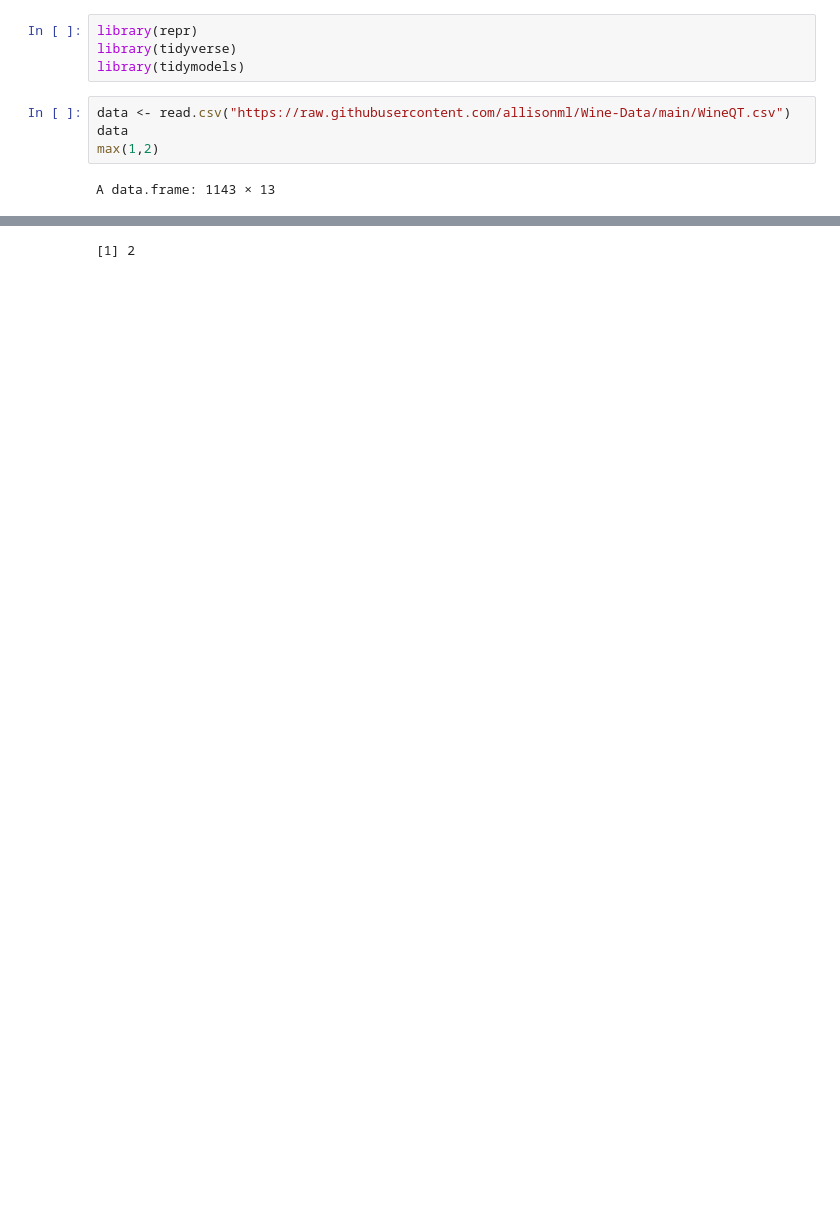
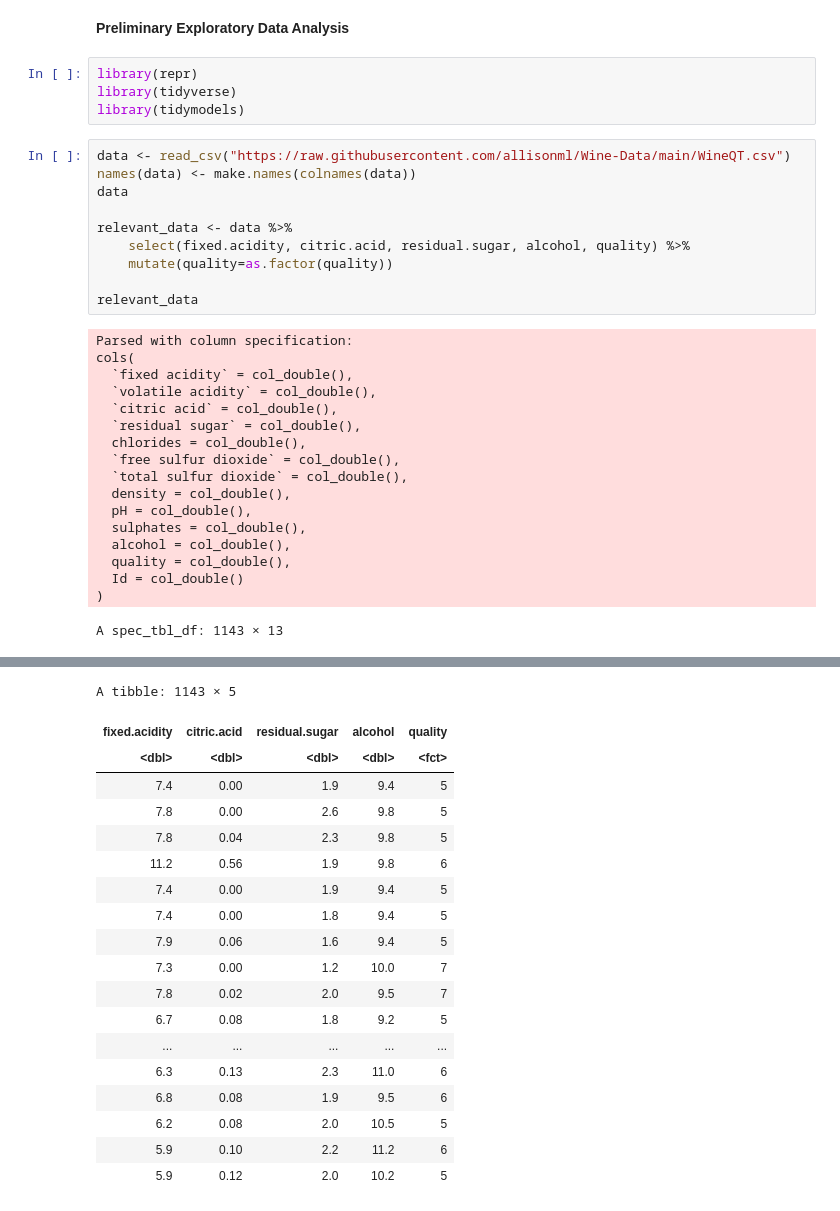
Before and after one commit to allisonml/DSCI-Proposal, a Jupyter notebook: Untitled.ipynb, the cells around one changed output, grey strips where cells are left out. Cells and saved outputs as stored; diff of their text form; blank space fills up the shorter version.

```diff
--- a/Untitled.ipynb
+++ b/Untitled.ipynb
@@ -1,29 +1,71 @@
+# %% [markdown]
+**Preliminary Exploratory Data Analysis**
 # %%
 library(repr)
 library(tidyverse)
 library(tidymodels)
 # %%
-data <- read.csv("https://raw.githubusercontent.com/allisonml/Wine-Data/main/WineQT.csv")
+data <- read_csv("https://raw.githubusercontent.com/allisonml/Wine-Data/main/WineQT.csv")
+names(data) <- make.names(colnames(data))
 data
-max(1,2)
+
+relevant_data <- data %>%
+    select(fixed.acidity, citric.acid, residual.sugar, alcohol, quality) %>%
+    mutate(quality=as.factor(quality))
+
+relevant_data
 # %% [output]
-A data.frame: 1143 × 13
+Parsed with column specification:
+cols(
+  `fixed acidity` = col_double(),
+  `volatile acidity` = col_double(),
+  `citric acid` = col_double(),
+  `residual sugar` = col_double(),
+  chlorides = col_double(),
+  `free sulfur dioxide` = col_double(),
+  `total sulfur dioxide` = col_double(),
+  density = col_double(),
+  pH = col_double(),
+  sulphates = col_double(),
+  alcohol = col_double(),
+  quality = col_double(),
+  Id = col_double()
+)
+A spec_tbl_df: 1143 × 13
 | fixed.acidity | volatile.acidity | citric.acid | residual.sugar | chlorides | free.sulfur.dioxide | ... |
 | <dbl> | <dbl> | <dbl> | <dbl> | <dbl> | <dbl> | ... |
 | 7.4 | 0.700 | 0.00 | 1.9 | 0.076 | 11 | ... |
 | 7.8 | 0.880 | 0.00 | 2.6 | 0.098 | 25 | ... |
 | 7.8 | 0.760 | 0.04 | 2.3 | 0.092 | 15 | ... |
 | 11.2 | 0.280 | 0.56 | 1.9 | 0.075 | 17 | ... |
 | 7.4 | 0.700 | 0.00 | 1.9 | 0.076 | 11 | ... |
 | 7.4 | 0.660 | 0.00 | 1.8 | 0.075 | 13 | ... |
 | 7.9 | 0.600 | 0.06 | 1.6 | 0.069 | 15 | ... |
 | 7.3 | 0.650 | 0.00 | 1.2 | 0.065 | 15 | ... |
 | 7.8 | 0.580 | 0.02 | 2.0 | 0.073 | 9 | ... |
 | 6.7 | 0.580 | 0.08 | 1.8 | 0.097 | 15 | ... |
 | ... | ... | ... | ... | ... | ... | ... |
 | 6.3 | 0.510 | 0.13 | 2.3 | 0.076 | 29 | ... |
 | 6.8 | 0.620 | 0.08 | 1.9 | 0.068 | 28 | ... |
 | 6.2 | 0.600 | 0.08 | 2.0 | 0.090 | 32 | ... |
 | 5.9 | 0.550 | 0.10 | 2.2 | 0.062 | 39 | ... |
 | 5.9 | 0.645 | 0.12 | 2.0 | 0.075 | 32 | ... |
-[1] 2
+A tibble: 1143 × 5
+| fixed.acidity | citric.acid | residual.sugar | alcohol | quality |
+| <dbl> | <dbl> | <dbl> | <dbl> | <fct> |
+| 7.4 | 0.00 | 1.9 | 9.4 | 5 |
+| 7.8 | 0.00 | 2.6 | 9.8 | 5 |
+| 7.8 | 0.04 | 2.3 | 9.8 | 5 |
+| 11.2 | 0.56 | 1.9 | 9.8 | 6 |
+| 7.4 | 0.00 | 1.9 | 9.4 | 5 |
+| 7.4 | 0.00 | 1.8 | 9.4 | 5 |
+| 7.9 | 0.06 | 1.6 | 9.4 | 5 |
+| 7.3 | 0.00 | 1.2 | 10.0 | 7 |
+| 7.8 | 0.02 | 2.0 | 9.5 | 7 |
+| 6.7 | 0.08 | 1.8 | 9.2 | 5 |
+| ... | ... | ... | ... | ... |
+| 6.3 | 0.13 | 2.3 | 11.0 | 6 |
+| 6.8 | 0.08 | 1.9 | 9.5 | 6 |
+| 6.2 | 0.08 | 2.0 | 10.5 | 5 |
+| 5.9 | 0.10 | 2.2 | 11.2 | 6 |
+| 5.9 | 0.12 | 2.0 | 10.2 | 5 |
```
Also changed, not shown: parts of 5 cells of this notebook.
